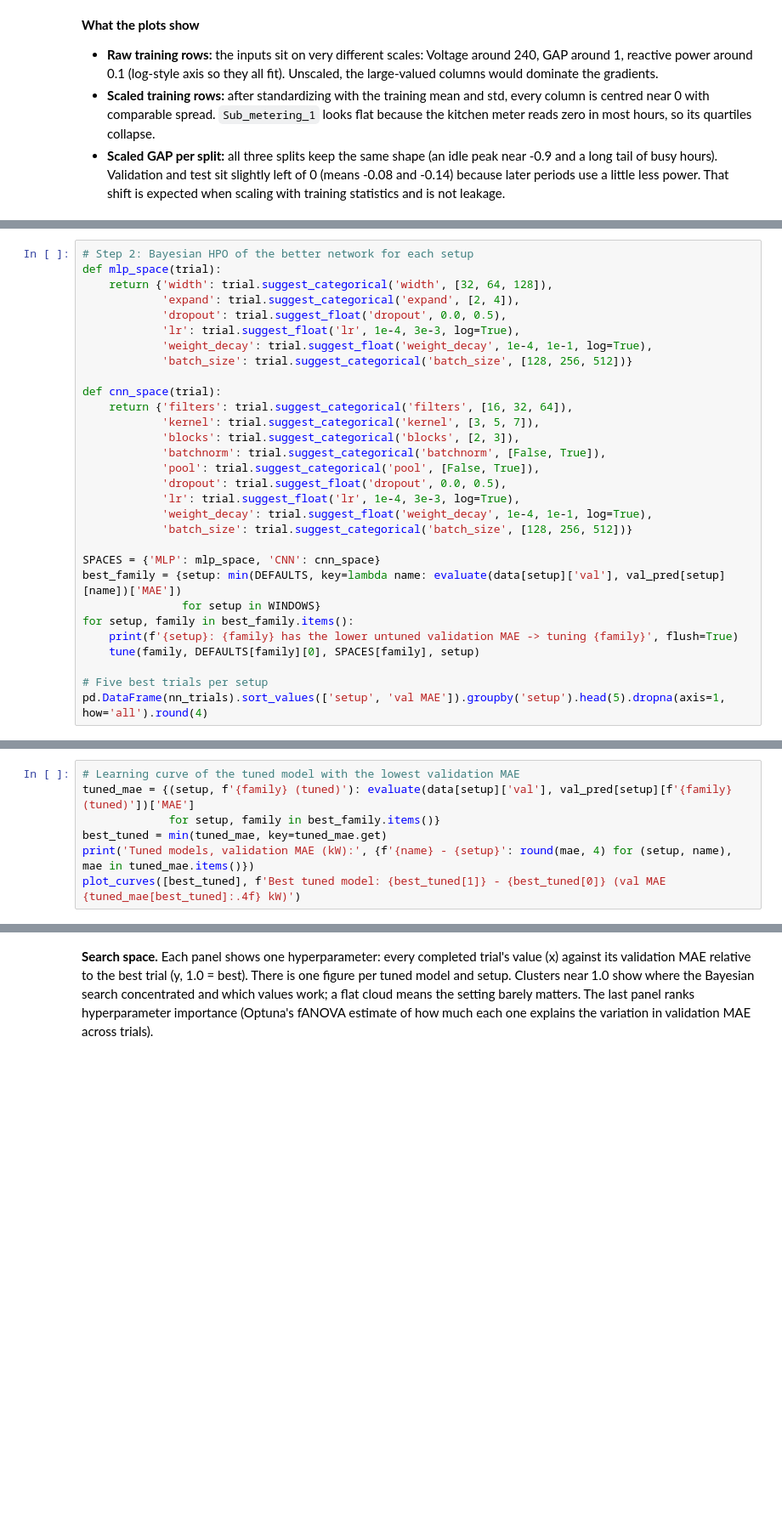
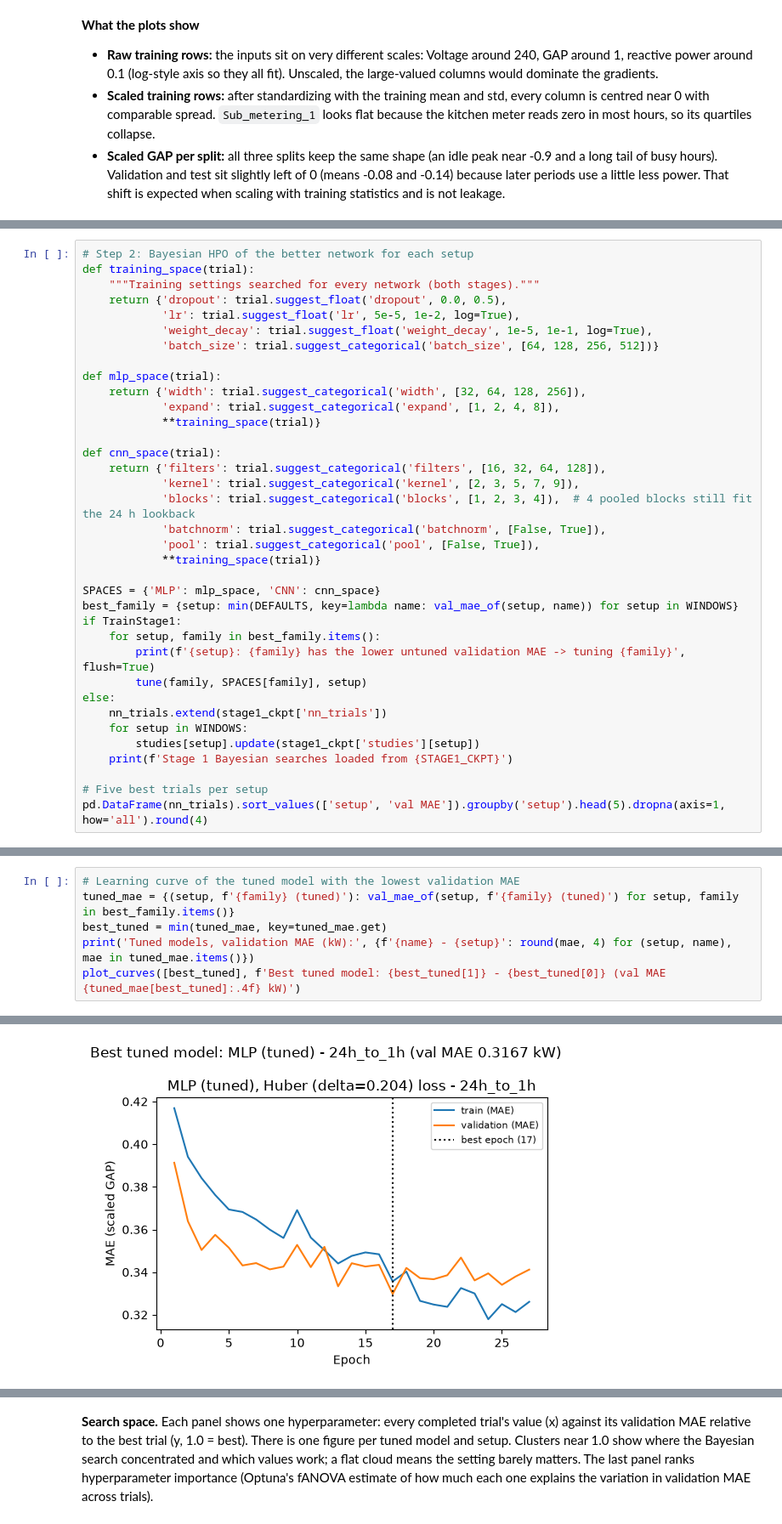
Before and after one commit to jonas703/AISE4010, a Jupyter notebook: Combined_Stage1_Stage2.ipynb, the cells around one changed output, grey strips where cells are left out. Shown at 85% size. Drawn from its saved outputs; the diff is of its cells as text; blank space fills up the shorter version.

```diff
--- a/Combined_Stage1_Stage2.ipynb
+++ b/Combined_Stage1_Stage2.ipynb
@@ -796,30 +1282,36 @@ plot_curves([(setup, name) for setup in WINDOWS for name in DEFAULTS],
 # %%
 # Step 2: Bayesian HPO of the better network for each setup
+def training_space(trial):
+    """Training settings searched for every network (both stages)."""
+    return {'dropout': trial.suggest_float('dropout', 0.0, 0.5),
+            'lr': trial.suggest_float('lr', 5e-5, 1e-2, log=True),
+            'weight_decay': trial.suggest_float('weight_decay', 1e-5, 1e-1, log=True),
+            'batch_size': trial.suggest_categorical('batch_size', [64, 128, 256, 512])}
+
 def mlp_space(trial):
-    return {'width': trial.suggest_categorical('width', [32, 64, 128]),
-            'expand': trial.suggest_categorical('expand', [2, 4]),
-            'dropout': trial.suggest_float('dropout', 0.0, 0.5),
-            'lr': trial.suggest_float('lr', 1e-4, 3e-3, log=True),
-            'weight_decay': trial.suggest_float('weight_decay', 1e-4, 1e-1, log=True),
-            'batch_size': trial.suggest_categorical('batch_size', [128, 256, 512])}
+    return {'width': trial.suggest_categorical('width', [32, 64, 128, 256]),
+            'expand': trial.suggest_categorical('expand', [1, 2, 4, 8]),
+            **training_space(trial)}
 
 def cnn_space(trial):
-    return {'filters': trial.suggest_categorical('filters', [16, 32, 64]),
-            'kernel': trial.suggest_categorical('kernel', [3, 5, 7]),
-            'blocks': trial.suggest_categorical('blocks', [2, 3]),
+    return {'filters': trial.suggest_categorical('filters', [16, 32, 64, 128]),
+            'kernel': trial.suggest_categorical('kernel', [2, 3, 5, 7, 9]),
+            'blocks': trial.suggest_categorical('blocks', [1, 2, 3, 4]),  # 4 pooled blocks still fit the 24 h lookback
             'batchnorm': trial.suggest_categorical('batchnorm', [False, True]),
             'pool': trial.suggest_categorical('pool', [False, True]),
-            'dropout': trial.suggest_float('dropout', 0.0, 0.5),
-            'lr': trial.suggest_float('lr', 1e-4, 3e-3, log=True),
-            'weight_decay': trial.suggest_float('weight_decay', 1e-4, 1e-1, log=True),
-            'batch_size': trial.suggest_categorical('batch_size', [128, 256, 512])}
+            **training_space(trial)}
 
 SPACES = {'MLP': mlp_space, 'CNN': cnn_space}
-best_family = {setup: min(DEFAULTS, key=lambda name: evaluate(data[setup]['val'], val_pred[setup][name])['MAE'])
-               for setup in WINDOWS}
-for setup, family in best_family.items():
-    print(f'{setup}: {family} has the lower untuned validation MAE -> tuning {family}', flush=True)
-    tune(family, DEFAULTS[family][0], SPACES[family], setup)
+best_family = {setup: min(DEFAULTS, key=lambda name: val_mae_of(setup, name)) for setup in WINDOWS}
+if TrainStage1:
+    for setup, family in best_family.items():
+        print(f'{setup}: {family} has the lower untuned validation MAE -> tuning {family}', flush=True)
+        tune(family, SPACES[family], setup)
+else:
+    nn_trials.extend(stage1_ckpt['nn_trials'])
+    for setup in WINDOWS:
+        studies[setup].update(stage1_ckpt['studies'][setup])
+    print(f'Stage 1 Bayesian searches loaded from {STAGE1_CKPT}')
 
 # Five best trials per setup
 pd.DataFrame(nn_trials).sort_values(['setup', 'val MAE']).groupby('setup').head(5).dropna(axis=1, how='all').round(4)
@@ -826,7 +1347,7 @@ pd.DataFrame(nn_trials).sort_values(['setup', 'val MAE']).groupby('setup').head(
 # %%
 # Learning curve of the tuned model with the lowest validation MAE
-tuned_mae = {(setup, f'{family} (tuned)'): evaluate(data[setup]['val'], val_pred[setup][f'{family} (tuned)'])['MAE']
-             for setup, family in best_family.items()}
+tuned_mae = {(setup, f'{family} (tuned)'): val_mae_of(setup, f'{family} (tuned)') for setup, family in best_family.items()}
 best_tuned = min(tuned_mae, key=tuned_mae.get)
 print('Tuned models, validation MAE (kW):', {f'{name} - {setup}': round(mae, 4) for (setup, name), mae in tuned_mae.items()})
 plot_curves([best_tuned], f'Best tuned model: {best_tuned[1]} - {best_tuned[0]} (val MAE {tuned_mae[best_tuned]:.4f} kW)')
+# %% [output]
@@ -833 +1355,2 @@ plot_curves([best_tuned], f'Best tuned model: {best_tuned[1]} - {best_tuned[0]}
+[figure, added]
 # %%
```
Also changed, not shown: parts of 76 cells of this notebook, 2 other files.
